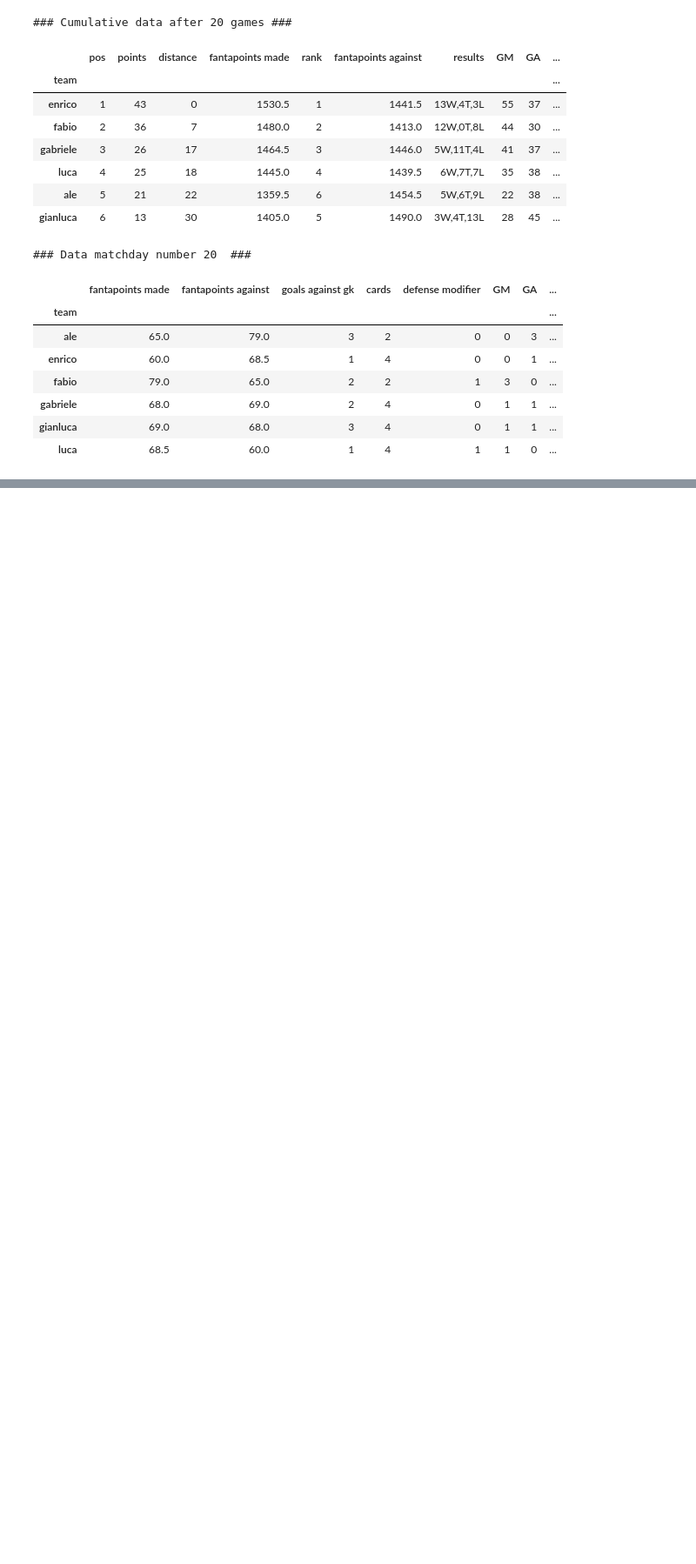
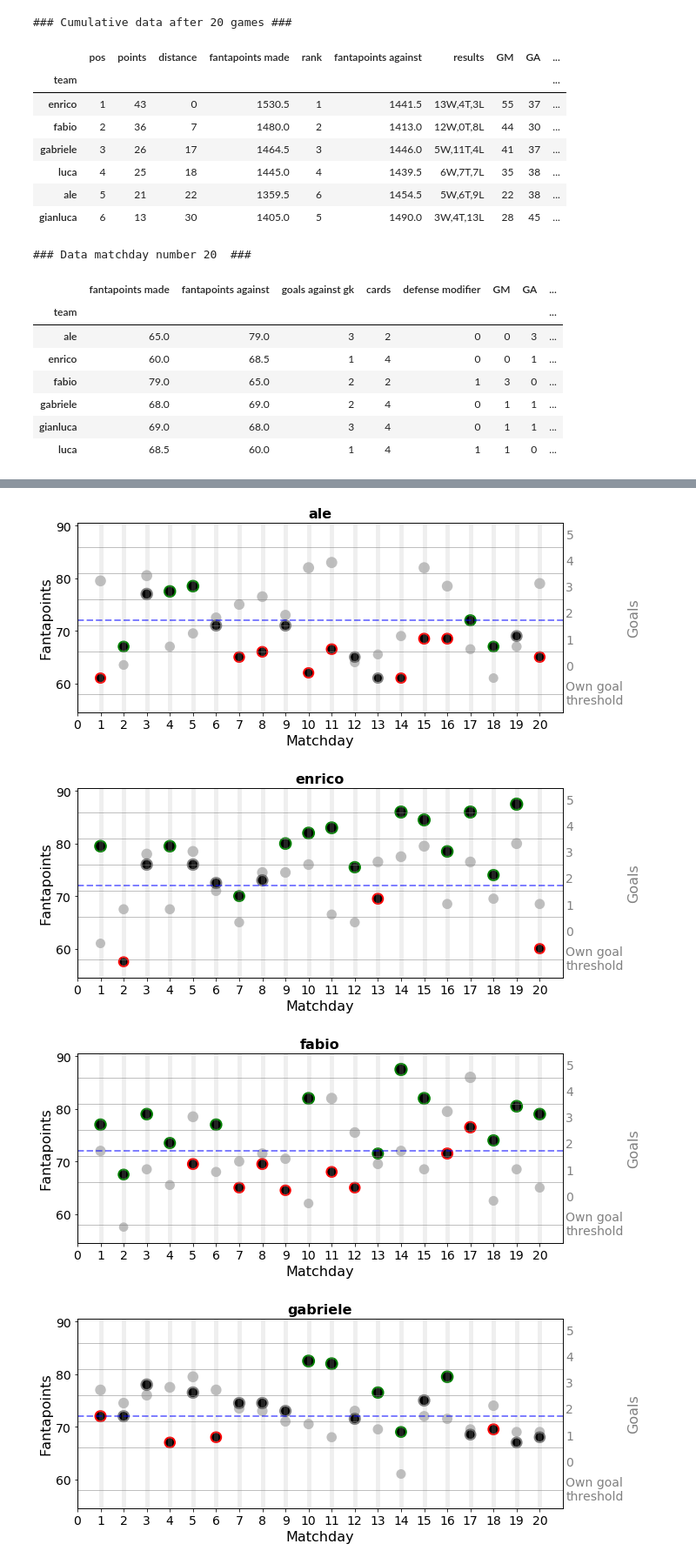
Before and after one commit to matluca/Fantastats, a Jupyter notebook: Fantastats1920.ipynb, the cells around one changed output, grey strips where cells are left out. Shown at 87% size. Cells and saved outputs as stored; diff of their text form; code cells hidden in the pictures; blank space fills up the shorter version.

```diff
--- a/Fantastats1920.ipynb
+++ b/Fantastats1920.ipynb
@@ -524,0 +414,7 @@ display(df_last_day)
+# %%
+fanta.graphical_results(df_final, games, fp_med)
+# %% [output]
+[figure, added]
+[figure, added]
+[figure, added]
+[figure, added]
```
Also changed, not shown: parts of 31 cells of this notebook, 3 other files.
